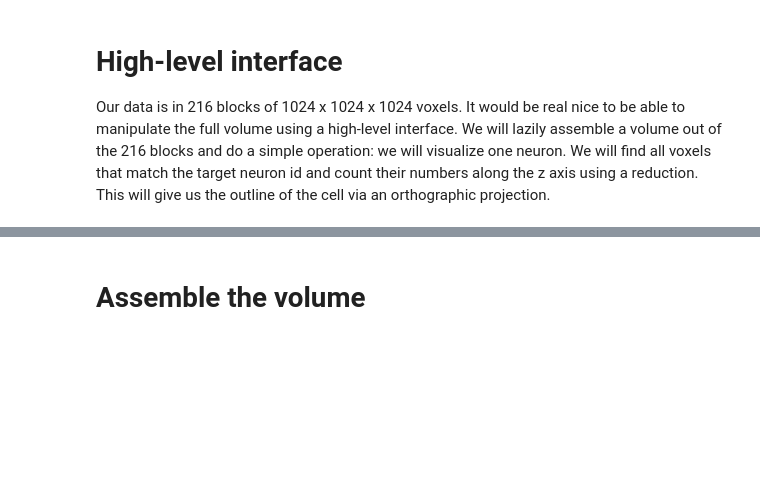
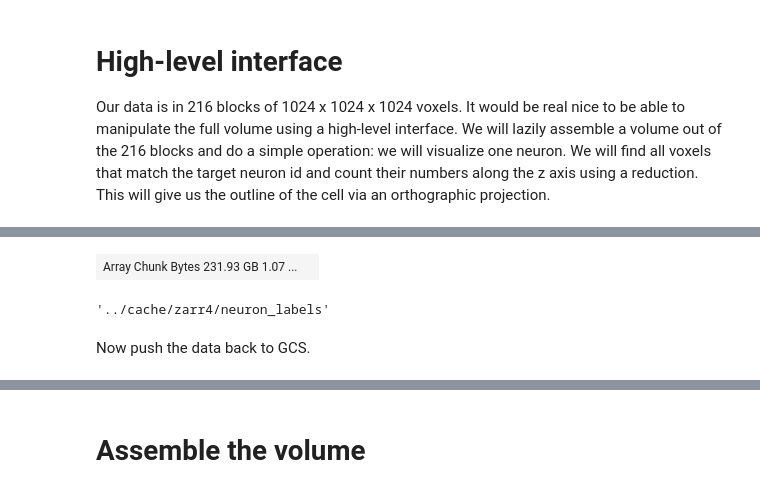
Before and after one commit to patrickmineault/neuron-jungle, a Jupyter notebook: High level manipulate.ipynb, the cells around one changed output, grey strips where cells are left out. Saved outputs shown, nothing was run; the diff lists cells and outputs as text; code cells hidden in the pictures; blank space fills up the shorter version.

```diff
--- a/High level manipulate.ipynb
+++ b/High level manipulate.ipynb
@@ -20,0 +66,41 @@ from numba.typed import Dict
+# %%
+def locally_cache(filename, credentials):
+    fs = gcsfs.GCSFileSystem(project='neuron-jungle', token=credentials)
+    with fs.open(f'{filename}', 'rb') as f:
+        data = f.read()
+
+    try:
+        dirname = '../cache/' + os.path.dirname(filename)
+        os.makedirs(dirname)
+    except FileExistsError:
+        pass
+
+    with open(f'../cache/{filename}', 'wb') as f:
+        f.write(data)
+    return len(data)
+
+for d in fs.ls('l4dense/neuron-volume'):
+    locally_cache(d, credentials)
+# %%
+z = []
+for k in range(4):
+    y = []
+    for j in range(9):
+        x = []
+        for i in range(6):
+            fn = f'x{i}y{j}z{k}.hdf5'
+            fullname = f'../cache/l4dense/neuron-volume/{fn}'
+            f = open(fullname, 'rb')
+            g = h5py.File(f, 'r')
+            d = g['/data']
+            array = da.transpose(da.from_array(d, chunks=(1024, 1024, 1024)), [2, 1, 0])
+            x.append(array)
+        xs = da.concatenate(x, axis=0)
+        y.append(xs)
+    ys = da.concatenate(y, axis=1)
+    z.append(ys)
+zs = da.concatenate(z, axis=2)
+# %%
+zs
+# %% [output]
+| Array Chunk Bytes 231.93 GB 1.07 ... |  |
@@ -20,0 +112,6 @@ from numba.typed import Dict
+# %%
+root
+# %% [output]
+'../cache/zarr4/neuron_labels'
+# %% [markdown]
+Now push the data back to GCS.
```
Also changed, not shown: parts of 26 cells of this notebook, 3 other files.
